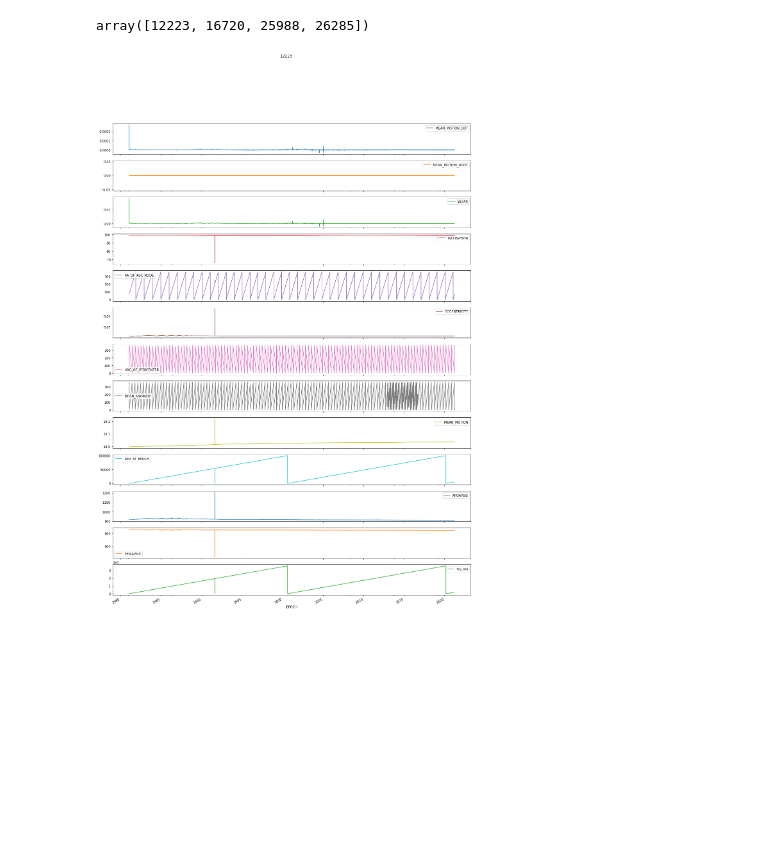
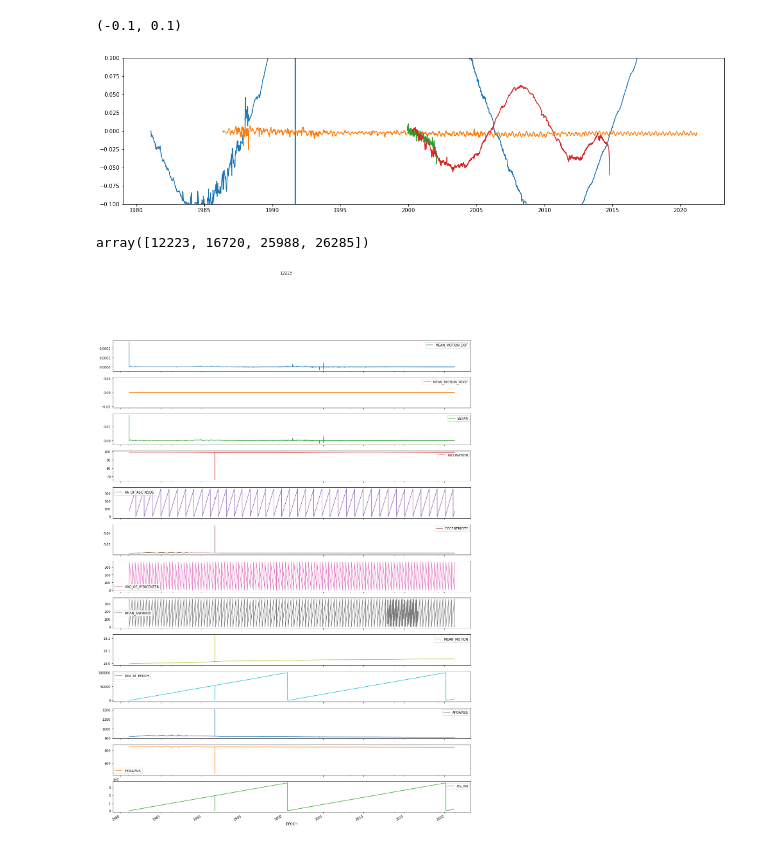
Before and after one commit to cm-tle-pred/tle-prediction, a Jupyter notebook: playground/tim/exploring TLE data.ipynb, the cells around one changed output. Cells and saved outputs as stored; diff of their text form; code cells hidden in the pictures; blank space fills up the shorter version.

```diff
--- a/playground/tim/exploring TLE data.ipynb
+++ b/playground/tim/exploring TLE data.ipynb
@@ -13,6 +14,23 @@ df['station'] = (df.REV_AT_EPOCH / df.MEAN_MOTION) - df.index.astype(np.int64) /
 df['station2'] = df.station / (df.MEAN_MOTION ** 0.07)
 df['station3'] = df.station / (df.MEAN_MOTION ** 0.065)
 df['station4'] = df.station / (df.MEAN_MOTION ** 0.06)
+# %%
+# RANDOM CHECK FOR SEASONALITY???
+
+fig,ax = plt.subplots(figsize=(20,5))
+for norad_id, df1 in df.groupby("NORAD_CAT_ID"):
+
+    df2 = df1[~df1.index.duplicated()][['INCLINATION']]
+    oidx = df2.index
+    nidx = pd.date_range(oidx.min(), oidx.max(), freq='1D')
+    res = df2.reindex(oidx.union(nidx)).interpolate('index').reindex(nidx)
+#     display(res)
+#     ax.plot(res.index, res['INCLINATION'].diff())
+    ax.plot(res.index, np.cumsum(res['INCLINATION'].diff()))
+ax.set_ylim([-0.1, 0.1])
+# %% [output]
+(-0.1, 0.1)
+[figure, added]
 # %%
 def plot_stuff(n,idf):
     ax = idf[columns].plot(subplots=True,figsize=(20,30));
```
Also changed, not shown: parts of 3 cells of this notebook, 11 other files.
